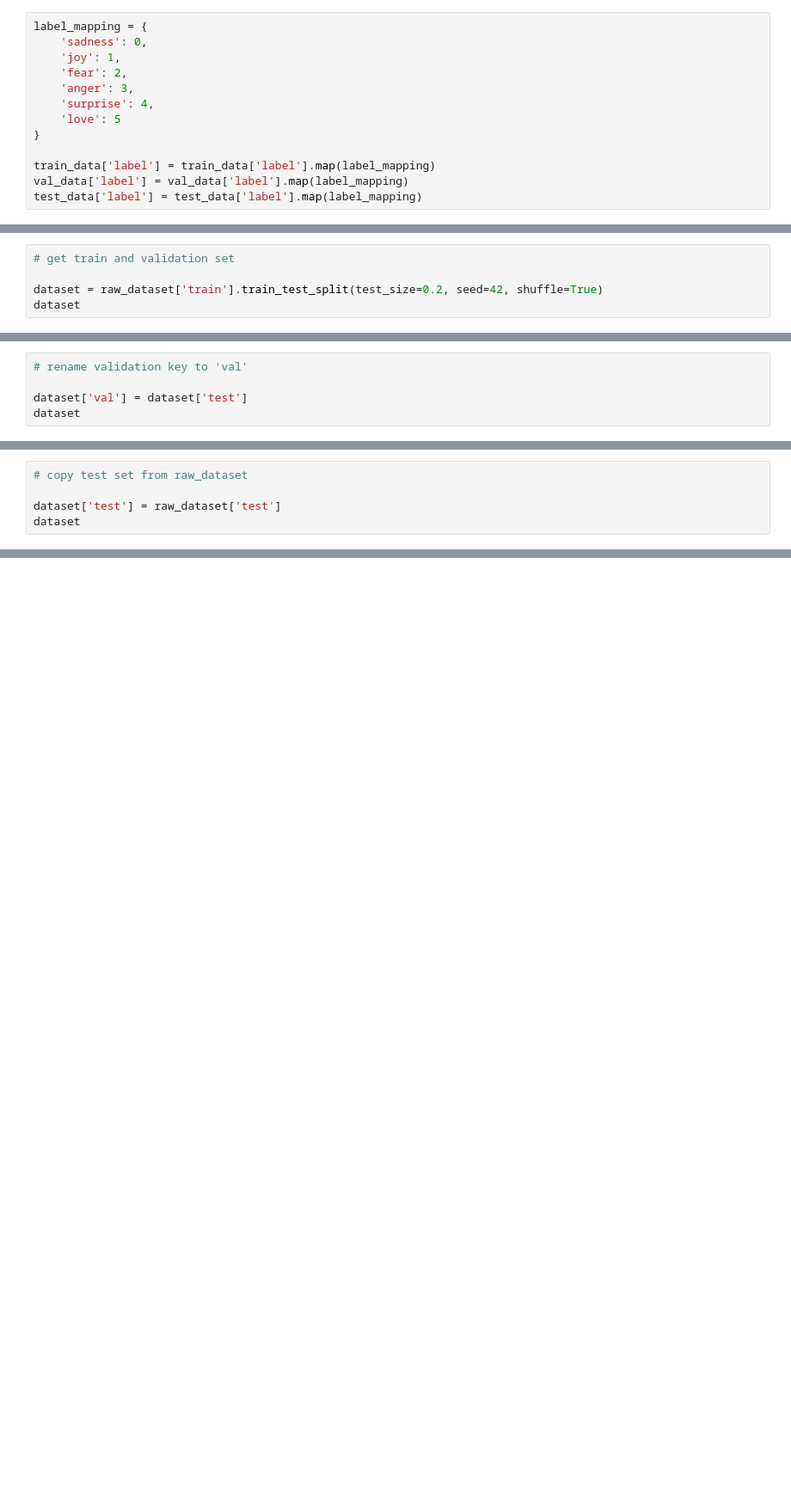
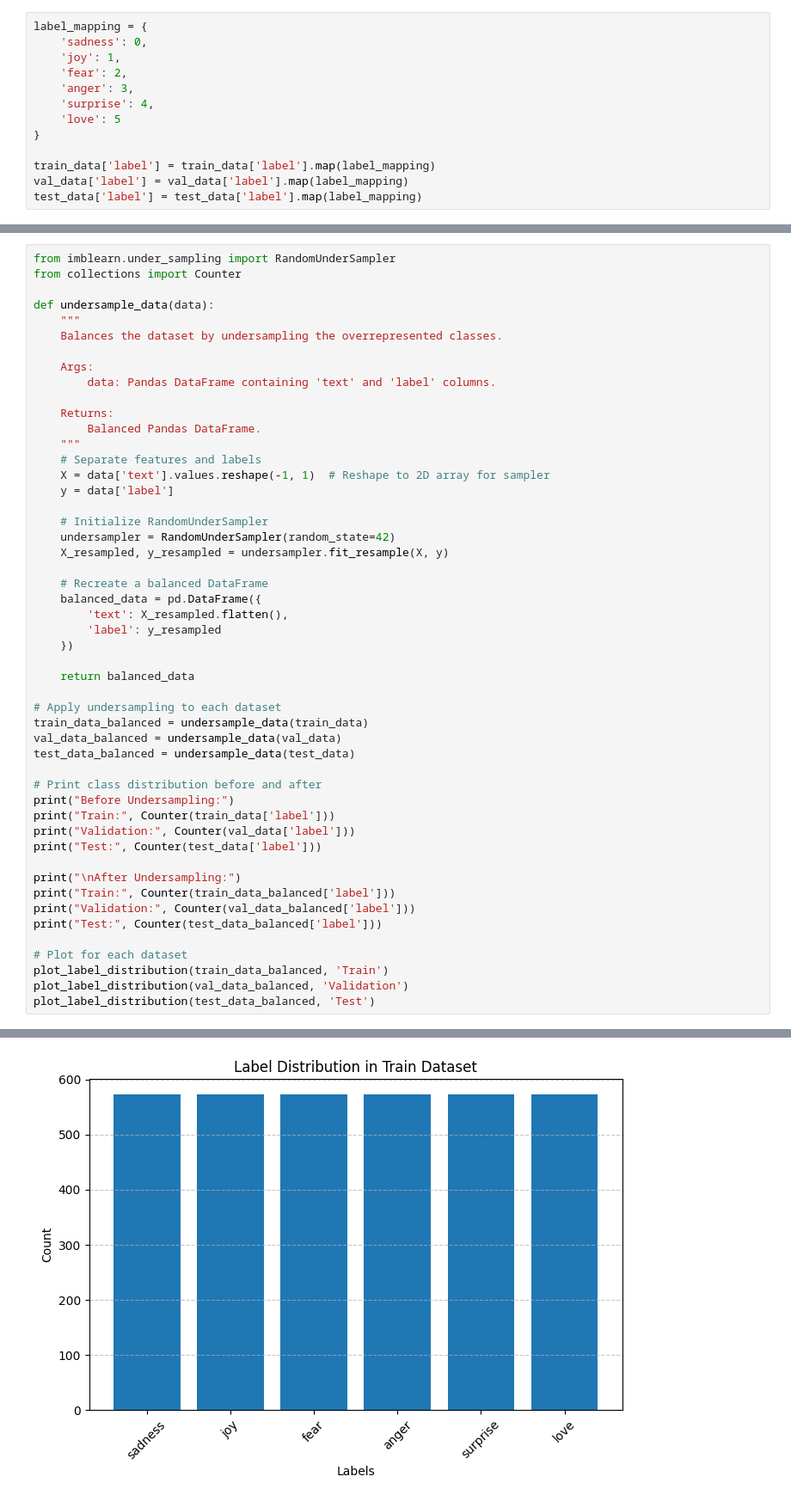
Before and after one commit to HamorHam/IAT_360-Fine-tune-NLP-model, a Jupyter notebook: FinalProject.ipynb, the cells around one changed output, grey strips where cells are left out. Shown: that part at 86% size. Drawn from its saved outputs; the diff is of its cells as text; blank space fills up the shorter version.

```diff
--- a/FinalProject.ipynb
+++ b/FinalProject.ipynb
@@ -49,5 +46,0 @@ test_data['label'] = test_data['label'].map(label_mapping)
-# %%
-# get train and validation set
-
-dataset = raw_dataset['train'].train_test_split(test_size=0.2, seed=42, shuffle=True)
-dataset
@@ -65,5 +46,0 @@ DatasetDict({
-# %%
-# rename validation key to 'val'
-
-dataset['val'] = dataset['test']
-dataset
@@ -85,5 +46,0 @@ DatasetDict({
-# %%
-# copy test set from raw_dataset
-
-dataset['test'] = raw_dataset['test']
-dataset
@@ -326,0 +88,51 @@ That is **99% NEGATIVE**! *industriousbug16* must hate the movie very badly.
+# %%
+from imblearn.under_sampling import RandomUnderSampler
+from collections import Counter
+
+def undersample_data(data):
+    """
+    Balances the dataset by undersampling the overrepresented classes.
+
+    Args:
+        data: Pandas DataFrame containing 'text' and 'label' columns.
+
+    Returns:
+        Balanced Pandas DataFrame.
+    """
+    # Separate features and labels
+    X = data['text'].values.reshape(-1, 1)  # Reshape to 2D array for sampler
+    y = data['label']
+
+    # Initialize RandomUnderSampler
+    undersampler = RandomUnderSampler(random_state=42)
+    X_resampled, y_resampled = undersampler.fit_resample(X, y)
+
+    # Recreate a balanced DataFrame
+    balanced_data = pd.DataFrame({
+        'text': X_resampled.flatten(),
+        'label': y_resampled
+    })
+
+    return balanced_data
+
+# Apply undersampling to each dataset
+train_data_balanced = undersample_data(train_data)
+val_data_balanced = undersample_data(val_data)
+test_data_balanced = undersample_data(test_data)
+
+# Print class distribution before and after
+print("Before Undersampling:")
+print("Train:", Counter(train_data['label']))
+print("Validation:", Counter(val_data['label']))
+print("Test:", Counter(test_data['label']))
+
+print("\nAfter Undersampling:")
+print("Train:", Counter(train_data_balanced['label']))
+print("Validation:", Counter(val_data_balanced['label']))
+print("Test:", Counter(test_data_balanced['label']))
+
+# Plot for each dataset
+plot_label_distribution(train_data_balanced, 'Train')
+plot_label_distribution(val_data_balanced, 'Validation')
+plot_label_distribution(test_data_balanced, 'Test')
+# %% [output]
@@ -326,0 +148 @@ That is **99% NEGATIVE**! *industriousbug16* must hate the movie very badly.
+[figure, added]
```
Also changed, not shown: parts of 53 cells of this notebook.
